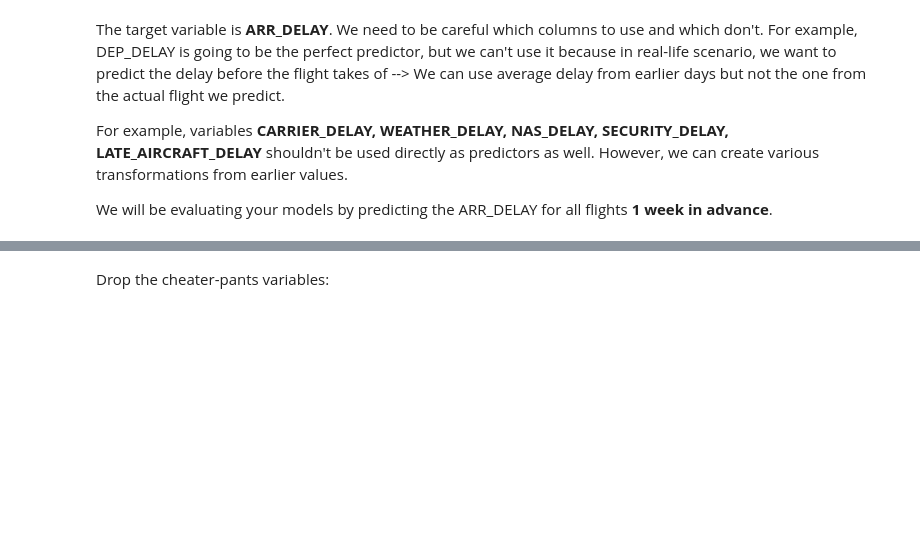
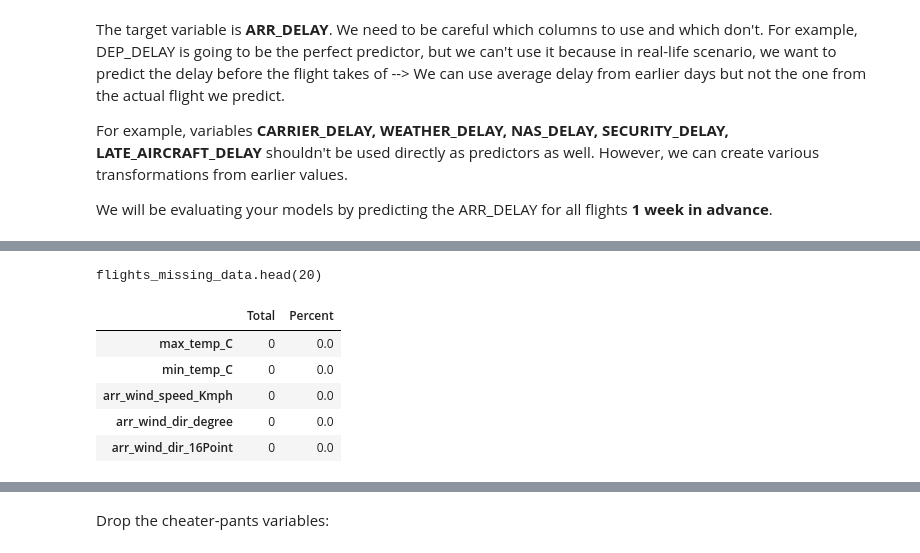
Before and after one commit to jdormaar/Flight-Delays, a Jupyter notebook: Workbook/modeling.ipynb, the cells around one changed output, grey strips where cells are left out. Drawn from its saved outputs; the diff is of its cells as text; code cells hidden in the pictures; blank space fills up the shorter version.

```diff
--- a/Workbook/modeling.ipynb
+++ b/Workbook/modeling.ipynb
@@ -44,0 +56,21 @@ df_weather.head()
+# %%
+# Check for nulls in weather:
+# flights Table percent Null content:
+df_weather_nulls = df_weather.isnull().sum().sort_values(ascending= False)
+perc = (df_weather.isnull().sum()/df_weather.isnull().count()).sort_values(ascending = False)
+df_weather_missing_data = pd.concat(
+    [df_weather_nulls, perc]
+  , axis=1
+  , keys=['Total', 'Percent']
+  , verify_integrity= True
+)
+print(f'\nflights_missing_data.head(20)')
+display(df_weather_missing_data.head(5))
+# %% [output]
+flights_missing_data.head(20)
+|  | Total | Percent |
+| max_temp_C | 0 | 0.0 |
+| min_temp_C | 0 | 0.0 |
+| arr_wind_speed_Kmph | 0 | 0.0 |
+| arr_wind_dir_degree | 0 | 0.0 |
+| arr_wind_dir_16Point | 0 | 0.0 |
```
Also changed, not shown: parts of 27 cells of this notebook.
